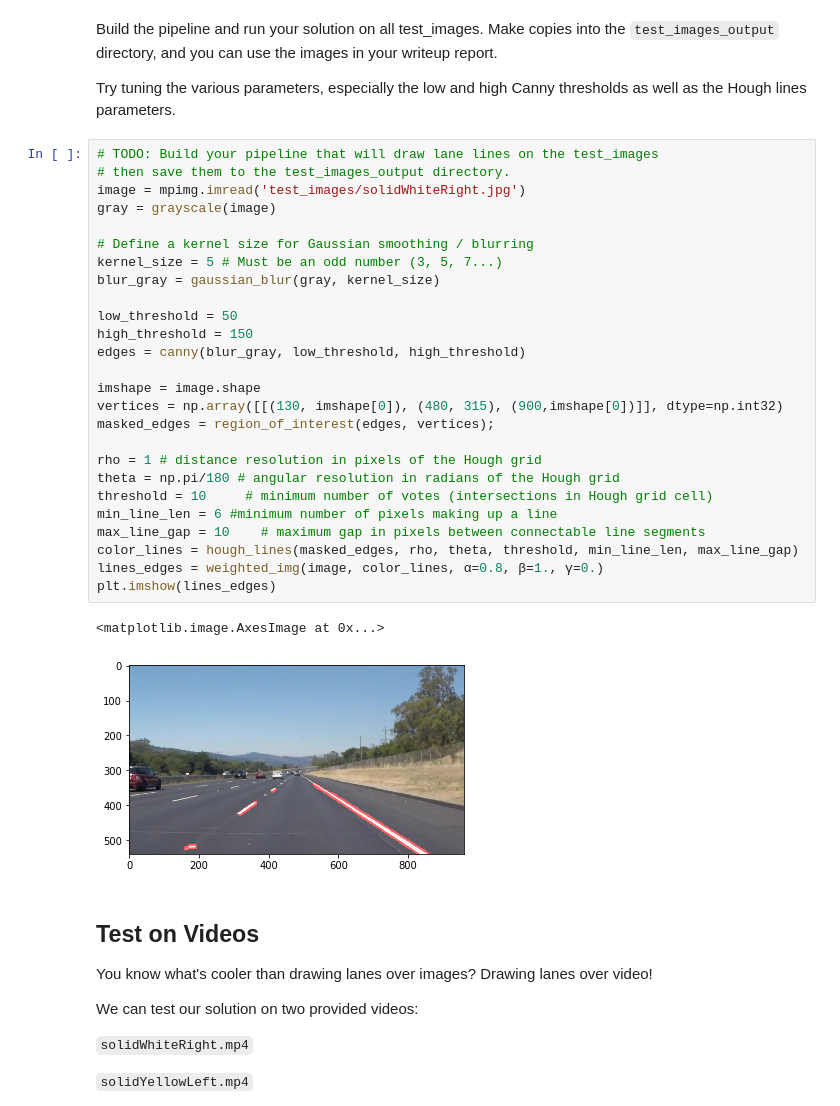
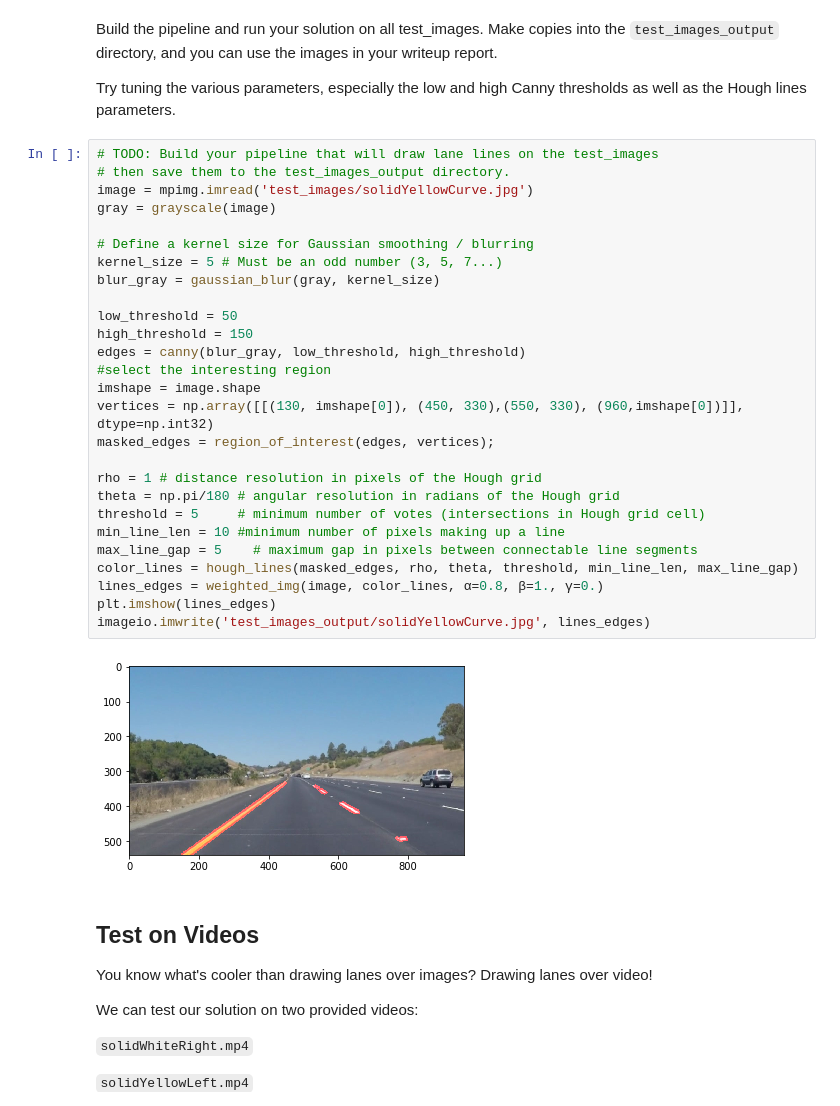
Before and after one commit to Hailey0528/CarND-LaneLines-P1, a Jupyter notebook: P1.ipynb, the cells around one changed output. Cells and saved outputs as stored; diff of their text form.

Commit message:
change the interesting region of the image

```diff
--- a/P1.ipynb
+++ b/P1.ipynb
@@ -238,32 +196,32 @@ Try tuning the various parameters, especially the low and high Canny thresholds
 # %%
 # TODO: Build your pipeline that will draw lane lines on the test_images
 # then save them to the test_images_output directory.
-image = mpimg.imread('test_images/solidWhiteRight.jpg')
+image = mpimg.imread('test_images/solidYellowCurve.jpg')
 gray = grayscale(image)
 
 # Define a kernel size for Gaussian smoothing / blurring
 kernel_size = 5 # Must be an odd number (3, 5, 7...)
 blur_gray = gaussian_blur(gray, kernel_size)
 
 low_threshold = 50
 high_threshold = 150
 edges = canny(blur_gray, low_threshold, high_threshold)
-
+#select the interesting region
 imshape = image.shape
-vertices = np.array([[(130, imshape[0]), (480, 315), (900,imshape[0])]], dtype=np.int32)
+vertices = np.array([[(130, imshape[0]), (450, 330),(550, 330), (960,imshape[0])]], dtype=np.int32)
 masked_edges = region_of_interest(edges, vertices);
 
 rho = 1 # distance resolution in pixels of the Hough grid
 theta = np.pi/180 # angular resolution in radians of the Hough grid
-threshold = 10     # minimum number of votes (intersections in Hough grid cell)
-min_line_len = 6 #minimum number of pixels making up a line
-max_line_gap = 10    # maximum gap in pixels between connectable line segments
+threshold = 5     # minimum number of votes (intersections in Hough grid cell)
+min_line_len = 10 #minimum number of pixels making up a line
+max_line_gap = 5    # maximum gap in pixels between connectable line segments
 color_lines = hough_lines(masked_edges, rho, theta, threshold, min_line_len, max_line_gap)
 lines_edges = weighted_img(image, color_lines, α=0.8, β=1., γ=0.)
 plt.imshow(lines_edges)
+imageio.imwrite('test_images_output/solidYellowCurve.jpg', lines_edges)
 # %% [output]
-<matplotlib.image.AxesImage at 0x...>
-[figure, old version]
+[figure, new version]
 # %% [markdown]
 ## Test on Videos
 
```
Also changed, not shown: parts of 9 cells of this notebook.
